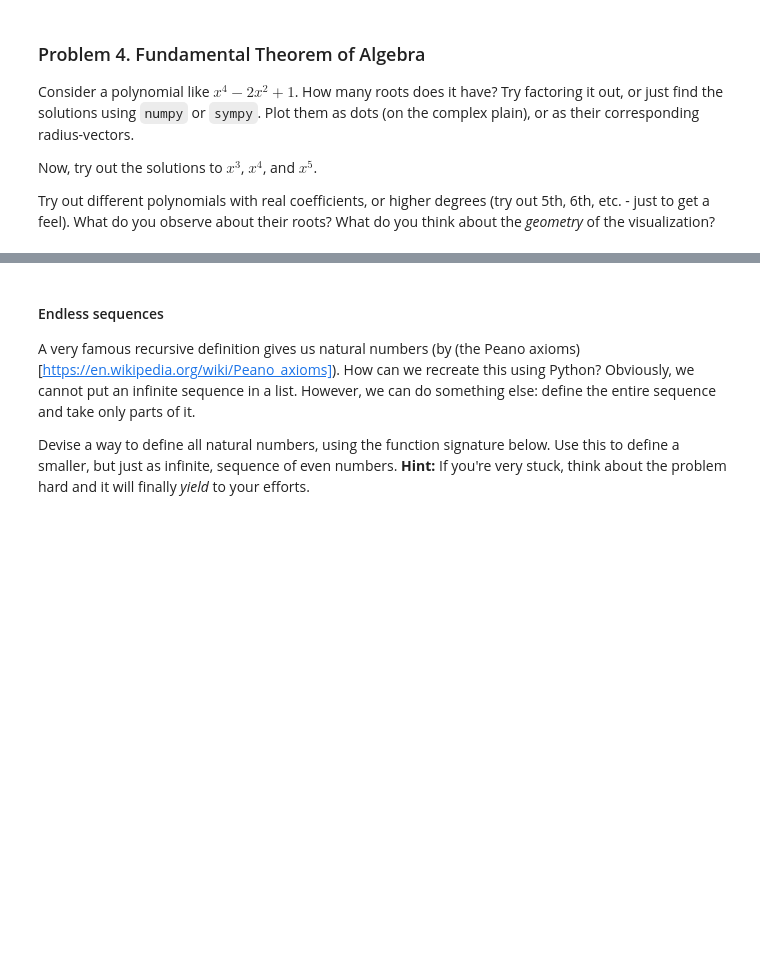
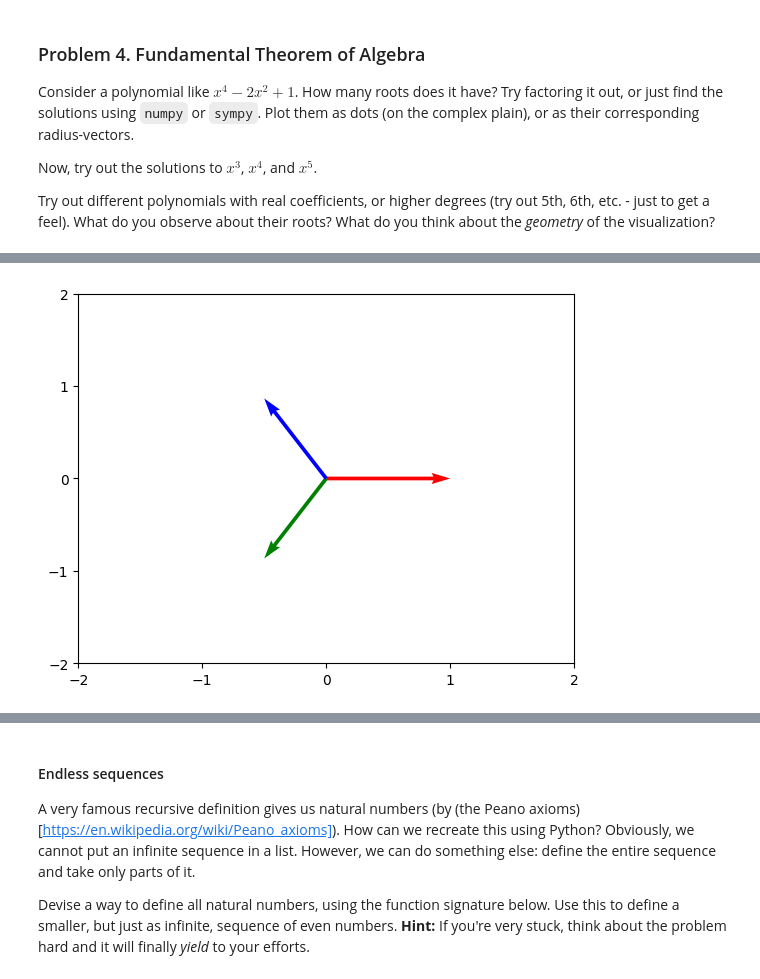
Before and after one commit to VladoDev03/math-concepts-for-developers-softuni, a Jupyter notebook: 02-basic-algebra/Basic Algebra Exercise.ipynb, the cells around one changed output, grey strips where cells are left out. Saved outputs shown, nothing was run; the diff lists cells and outputs as text; code cells hidden in the pictures; blank space fills up the shorter version.

```diff
--- a/02-basic-algebra/Basic Algebra Exercise.ipynb
+++ b/02-basic-algebra/Basic Algebra Exercise.ipynb
@@ -391,0 +414,5 @@ Try out different polynomials with real coefficients, or higher degrees (try out
+# %%
+solutions = solve_complex(x ** 3 - 1)
+plot_complex_numbers(solutions, colors = ["red", "green", "blue"])
+# %% [output]
+[figure, added]
```
Also changed, not shown: parts of 30 cells of this notebook, 2 other files.
